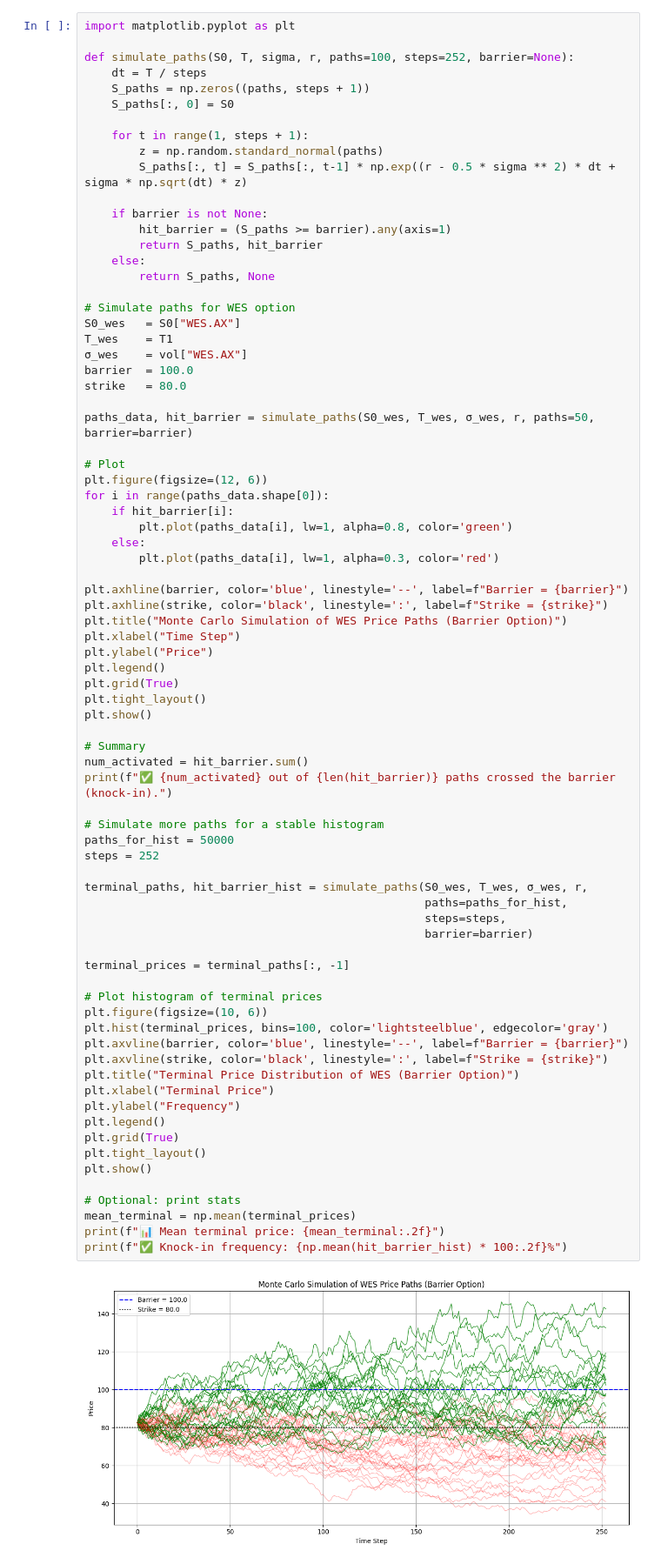
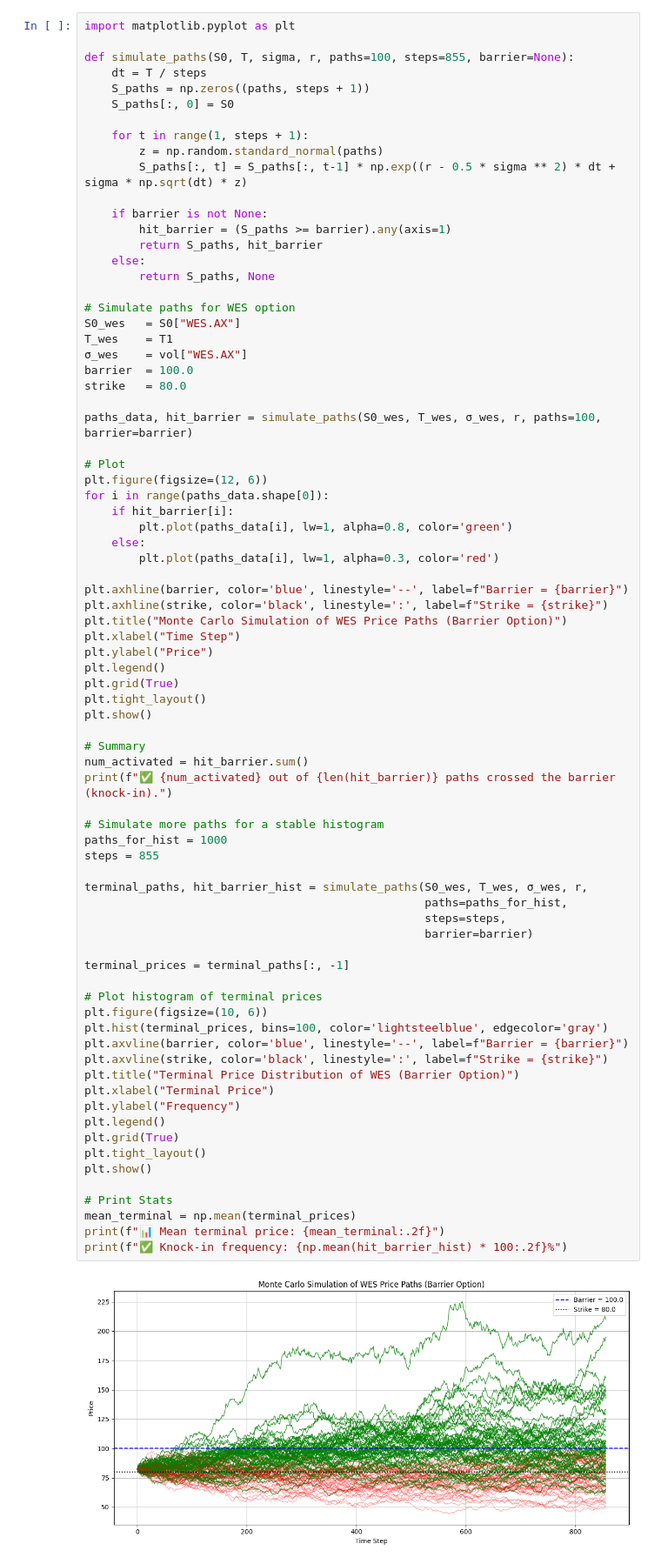
Before and after one commit to TrewSean/FMA_Tester_GPT, a Jupyter notebook: project_folder/trading_desk_analysis.ipynb, the cells around one changed output. Shown at 87% size. Cells and saved outputs as stored; diff of their text form.

Commit message:
updated visuals with correct inputs + correlations between basket option stocks

```diff
--- a/project_folder/trading_desk_analysis.ipynb
+++ b/project_folder/trading_desk_analysis.ipynb
@@ -274,7 +273,7 @@ display(Markdown(text))
 # %%
 import matplotlib.pyplot as plt
 
-def simulate_paths(S0, T, sigma, r, paths=100, steps=252, barrier=None):
+def simulate_paths(S0, T, sigma, r, paths=100, steps=855, barrier=None):
     dt = T / steps
     S_paths = np.zeros((paths, steps + 1))
     S_paths[:, 0] = S0
@@ -296,7 +295,7 @@ T_wes    = T1
 barrier  = 100.0
 strike   = 80.0
 
-paths_data, hit_barrier = simulate_paths(S0_wes, T_wes, σ_wes, r, paths=50, barrier=barrier)
+paths_data, hit_barrier = simulate_paths(S0_wes, T_wes, σ_wes, r, paths=100, barrier=barrier)
 
 # Plot
 plt.figure(figsize=(12, 6))
@@ -319,34 +318,34 @@ plt.show()
 # Summary
 num_activated = hit_barrier.sum()
 print(f"✅ {num_activated} out of {len(hit_barrier)} paths crossed the barrier (knock-in).")
 
 # Simulate more paths for a stable histogram
-paths_for_hist = 50000
-steps = 252
+paths_for_hist = 1000
+steps = 855
 
 terminal_paths, hit_barrier_hist = simulate_paths(S0_wes, T_wes, σ_wes, r,
                                                   paths=paths_for_hist,
                                                   steps=steps,
                                                   barrier=barrier)
 
 terminal_prices = terminal_paths[:, -1]
 
 # Plot histogram of terminal prices
 plt.figure(figsize=(10, 6))
 plt.hist(terminal_prices, bins=100, color='lightsteelblue', edgecolor='gray')
 plt.axvline(barrier, color='blue', linestyle='--', label=f"Barrier = {barrier}")
 plt.axvline(strike, color='black', linestyle=':', label=f"Strike = {strike}")
 plt.title("Terminal Price Distribution of WES (Barrier Option)")
 plt.xlabel("Terminal Price")
 plt.ylabel("Frequency")
 plt.legend()
 plt.grid(True)
 plt.tight_layout()
 plt.show()
 
-# Optional: print stats
+# Print Stats
 mean_terminal = np.mean(terminal_prices)
 print(f"📊 Mean terminal price: {mean_terminal:.2f}")
 print(f"✅ Knock-in frequency: {np.mean(hit_barrier_hist) * 100:.2f}%")
 # %% [output]
-[figure, old version]
+[figure, new version]
```
Also changed, not shown: parts of 8 cells of this notebook.
